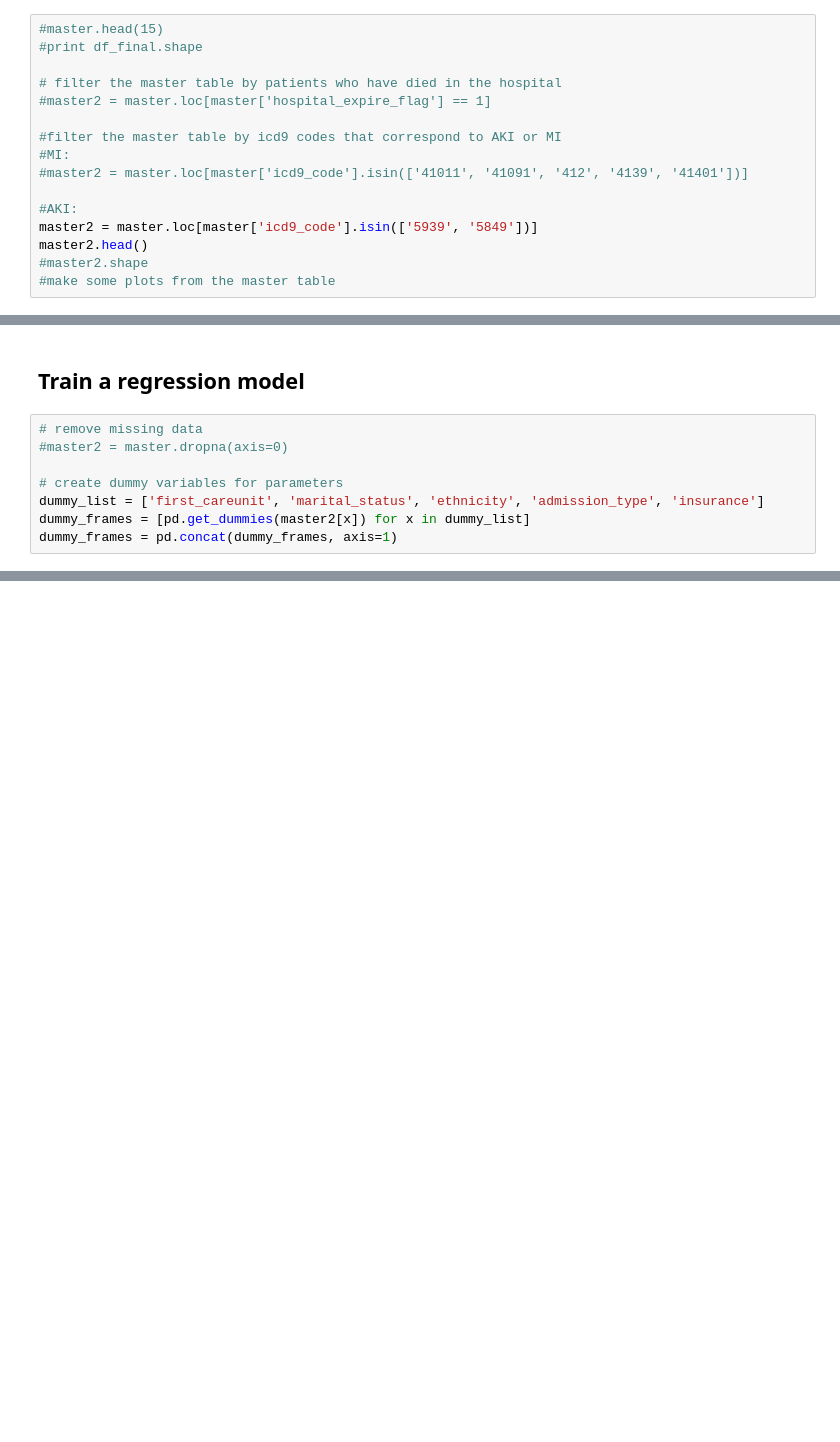
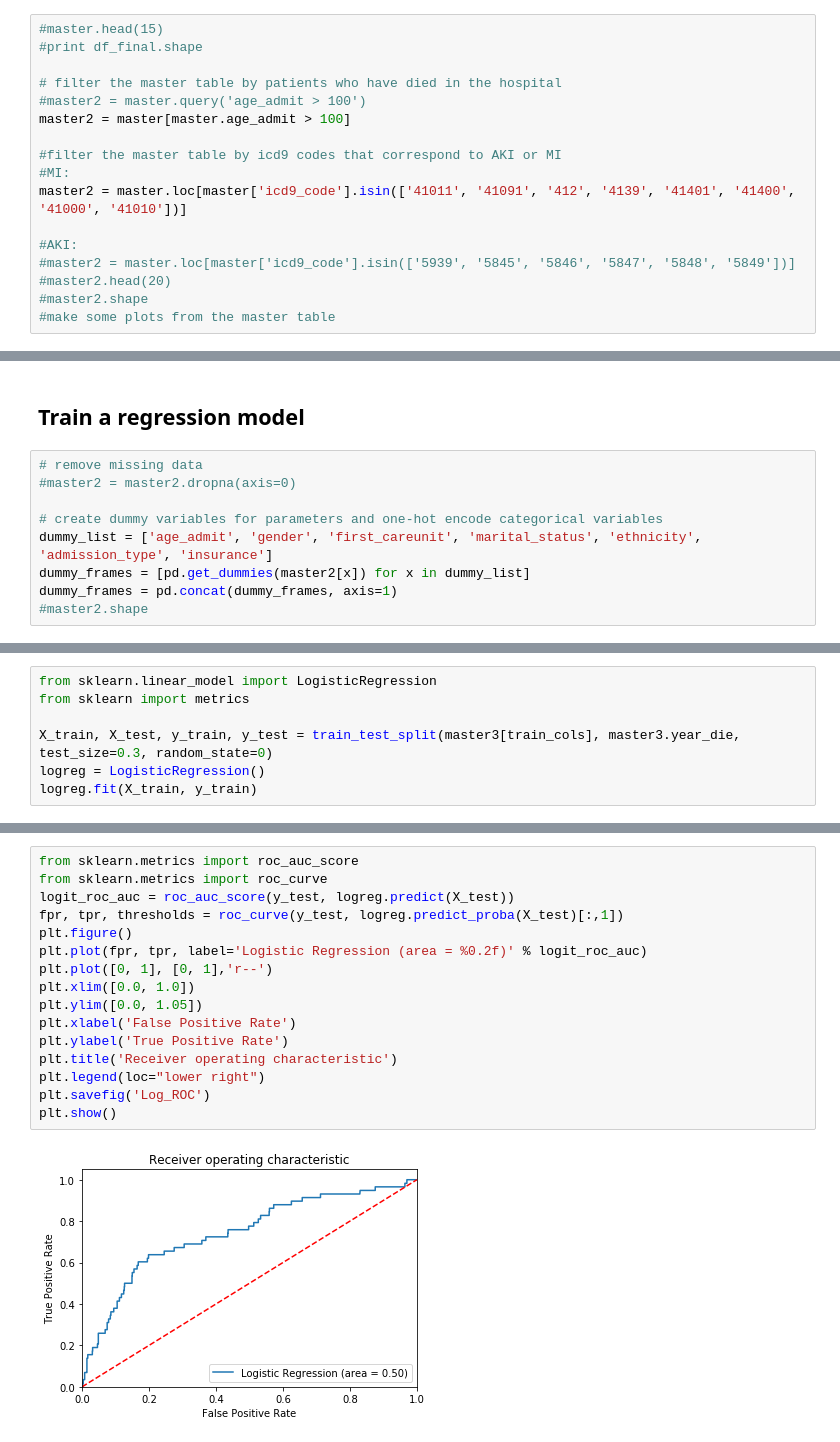
Before and after one commit to nkav/icu-risk-prediction, a Jupyter notebook: MIMIC_analysis.ipynb, the cells around one changed output, grey strips where cells are left out. Cells and saved outputs as stored; diff of their text form; blank space fills up the shorter version.

```diff
--- a/MIMIC_analysis.ipynb
+++ b/MIMIC_analysis.ipynb
@@ -68,14 +76,15 @@ master.drop(cols, inplace=True, axis=1)
 #print df_final.shape
 
 # filter the master table by patients who have died in the hospital
-#master2 = master.loc[master['hospital_expire_flag'] == 1]
+#master2 = master.query('age_admit > 100')
+master2 = master[master.age_admit > 100]
 
 #filter the master table by icd9 codes that correspond to AKI or MI
 #MI:
-#master2 = master.loc[master['icd9_code'].isin(['41011', '41091', '412', '4139', '41401'])]
+master2 = master.loc[master['icd9_code'].isin(['41011', '41091', '412', '4139', '41401', '41400', '41000', '41010'])]
 
 #AKI:
-master2 = master.loc[master['icd9_code'].isin(['5939', '5849'])]
-master2.head()
+#master2 = master.loc[master['icd9_code'].isin(['5939', '5845', '5846', '5847', '5848', '5849'])]
+#master2.head(20)
 #master2.shape
 #make some plots from the master table
@@ -90,10 +158,11 @@ master2.head()
 ## Train a regression model
 # %%
 # remove missing data
-#master2 = master.dropna(axis=0)
+#master2 = master2.dropna(axis=0)
 
-# create dummy variables for parameters
-dummy_list = ['first_careunit', 'marital_status', 'ethnicity', 'admission_type', 'insurance']
+# create dummy variables for parameters and one-hot encode categorical variables
+dummy_list = ['age_admit', 'gender', 'first_careunit', 'marital_status', 'ethnicity', 'admission_type', 'insurance']
 dummy_frames = [pd.get_dummies(master2[x]) for x in dummy_list]
 dummy_frames = pd.concat(dummy_frames, axis=1)
+#master2.shape
 # %%
@@ -115,0 +234,7 @@ ValueError: Pandas data cast to numpy dtype of object. Check input data with np.
+# %%
+from sklearn.linear_model import LogisticRegression
+from sklearn import metrics
+
+X_train, X_test, y_train, y_test = train_test_split(master3[train_cols], master3.year_die, test_size=0.3, random_state=0)
+logreg = LogisticRegression()
+logreg.fit(X_train, y_train)
@@ -115,0 +274,18 @@ ValueError: Pandas data cast to numpy dtype of object. Check input data with np.
+# %%
+from sklearn.metrics import roc_auc_score
+from sklearn.metrics import roc_curve
+logit_roc_auc = roc_auc_score(y_test, logreg.predict(X_test))
+fpr, tpr, thresholds = roc_curve(y_test, logreg.predict_proba(X_test)[:,1])
+plt.figure()
+plt.plot(fpr, tpr, label='Logistic Regression (area = %0.2f)' % logit_roc_auc)
+plt.plot([0, 1], [0, 1],'r--')
+plt.xlim([0.0, 1.0])
+plt.ylim([0.0, 1.05])
+plt.xlabel('False Positive Rate')
+plt.ylabel('True Positive Rate')
+plt.title('Receiver operating characteristic')
+plt.legend(loc="lower right")
+plt.savefig('Log_ROC')
+plt.show()
+# %% [output]
+[figure, added]
```
Also changed, not shown: parts of 19 cells of this notebook, 2 other files.
